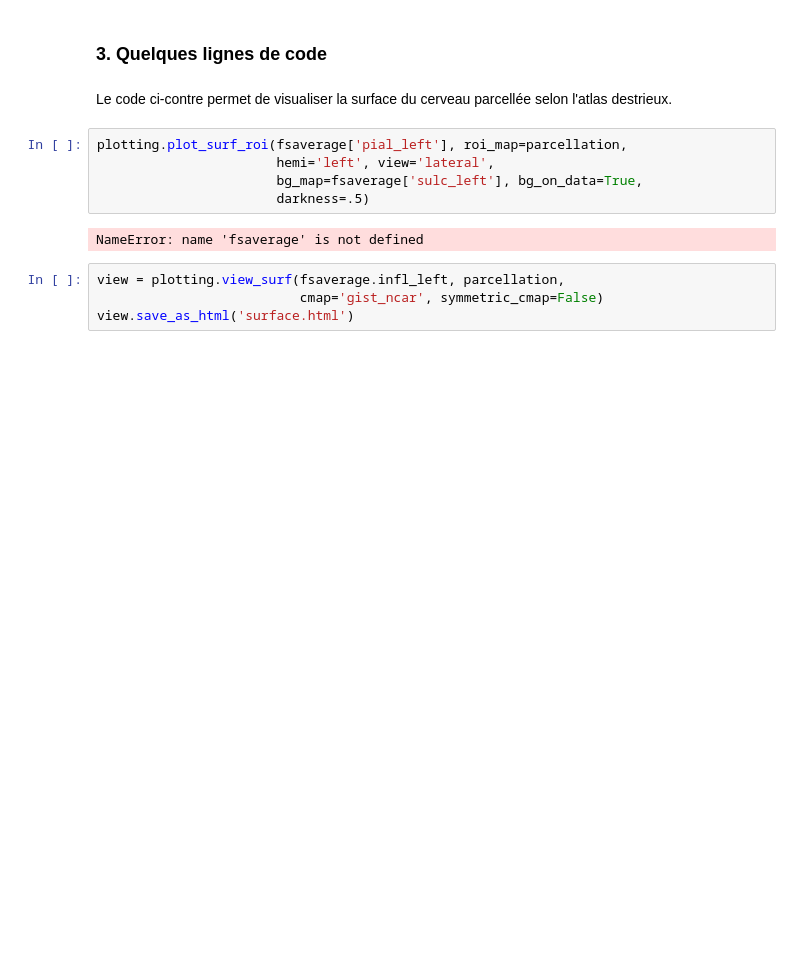
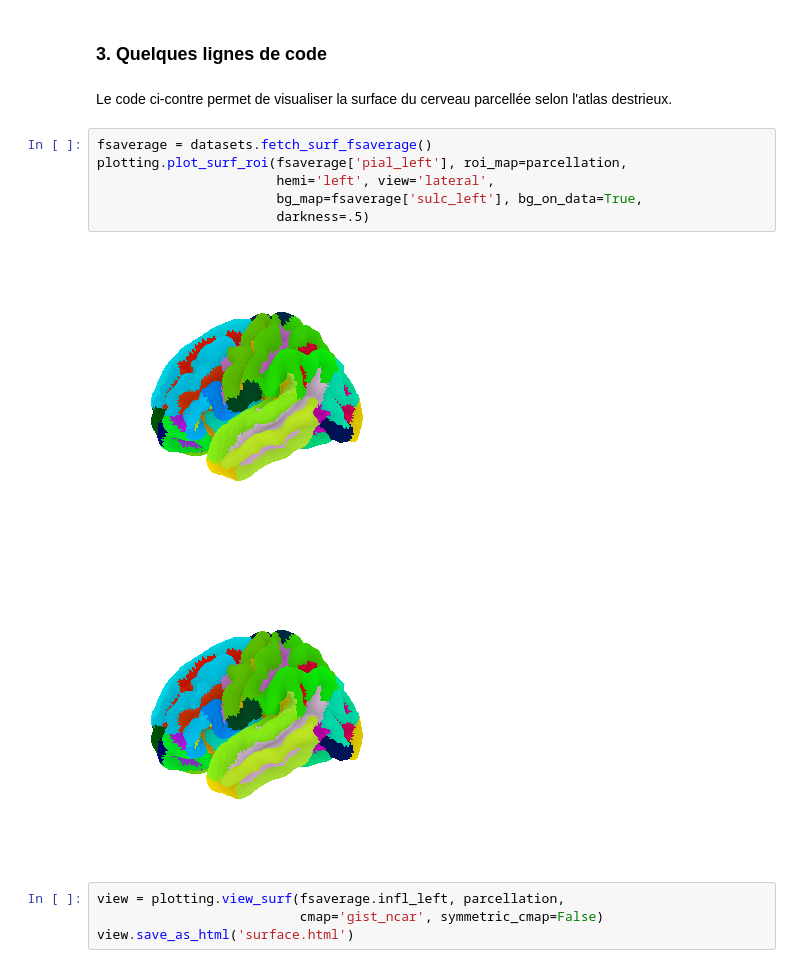
Before and after one commit to methodes-cogneuro/cours3_morphometrie, a Jupyter notebook: PSY3018_cours3_morphometrie.ipynb, the cells around one changed output. Cells and saved outputs as stored; diff of their text form; blank space fills up the shorter version.

```diff
--- a/PSY3018_cours3_morphometrie.ipynb
+++ b/PSY3018_cours3_morphometrie.ipynb
@@ -158,12 +146,14 @@ Downloaded 85260 of 85260 bytes (100.0%,    0.0s remaining) ...done. (1 seconds,
 # %% [markdown]
 Le code ci-contre permet de visualiser la surface du cerveau parcellée selon l'atlas destrieux.
 # %%
+fsaverage = datasets.fetch_surf_fsaverage()
 plotting.plot_surf_roi(fsaverage['pial_left'], roi_map=parcellation,
                        hemi='left', view='lateral',
                        bg_map=fsaverage['sulc_left'], bg_on_data=True,
                        darkness=.5)
 # %% [output]
-NameError: name 'fsaverage' is not defined
+[figure, added]
+[figure, added]
 # %%
 view = plotting.view_surf(fsaverage.infl_left, parcellation,
                           cmap='gist_ncar', symmetric_cmap=False)
```
Also changed, not shown: parts of 3 cells of this notebook.
